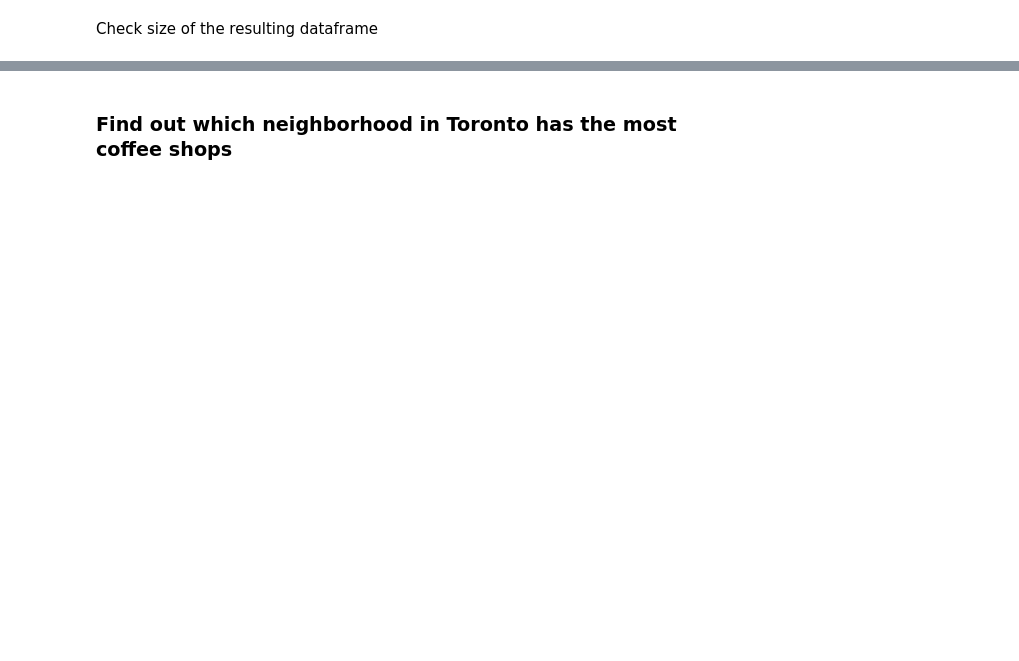
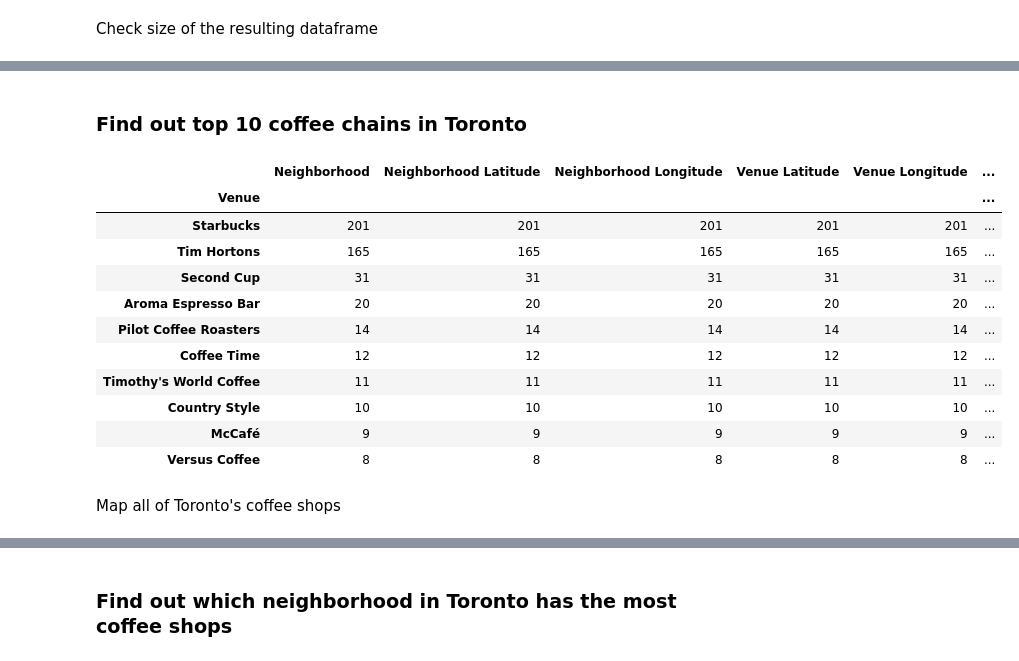
Before and after one commit to dkhlv/Coursera_Capstone, a Jupyter notebook: Capstone-Project/coffee-shop-comparison.ipynb, the cells around one changed output, grey strips where cells are left out. Drawn from its saved outputs; the diff is of its cells as text; code cells hidden in the pictures; blank space fills up the shorter version.

```diff
--- a/Capstone-Project/coffee-shop-comparison.ipynb
+++ b/Capstone-Project/coffee-shop-comparison.ipynb
@@ -356,0 +328,21 @@ Looks like overall **Toronto has 723 coffee shops** according to Foursquare API
+# %% [markdown]
+### Find out top 10 coffee chains in Toronto
+# %%
+tc = toronto_coffee_shops.groupby('Venue').count().sort_values('Neighborhood', ascending=False)
+# vc = vc.drop(['Neighborhood'])
+tc.head(10)
+# %% [output]
+|  | Neighborhood | Neighborhood Latitude | Neighborhood Longitude | Venue Latitude | Venue Longitude | ... |
+| Venue |  |  |  |  |  | ... |
+| Starbucks | 201 | 201 | 201 | 201 | 201 | ... |
+| Tim Hortons | 165 | 165 | 165 | 165 | 165 | ... |
+| Second Cup | 31 | 31 | 31 | 31 | 31 | ... |
+| Aroma Espresso Bar | 20 | 20 | 20 | 20 | 20 | ... |
+| Pilot Coffee Roasters | 14 | 14 | 14 | 14 | 14 | ... |
+| Coffee Time | 12 | 12 | 12 | 12 | 12 | ... |
+| Timothy's World Coffee | 11 | 11 | 11 | 11 | 11 | ... |
+| Country Style | 10 | 10 | 10 | 10 | 10 | ... |
+| McCafé | 9 | 9 | 9 | 9 | 9 | ... |
+| Versus Coffee | 8 | 8 | 8 | 8 | 8 | ... |
+# %% [markdown]
+Map all of Toronto's coffee shops
```
Also changed, not shown: parts of 35 cells of this notebook.
